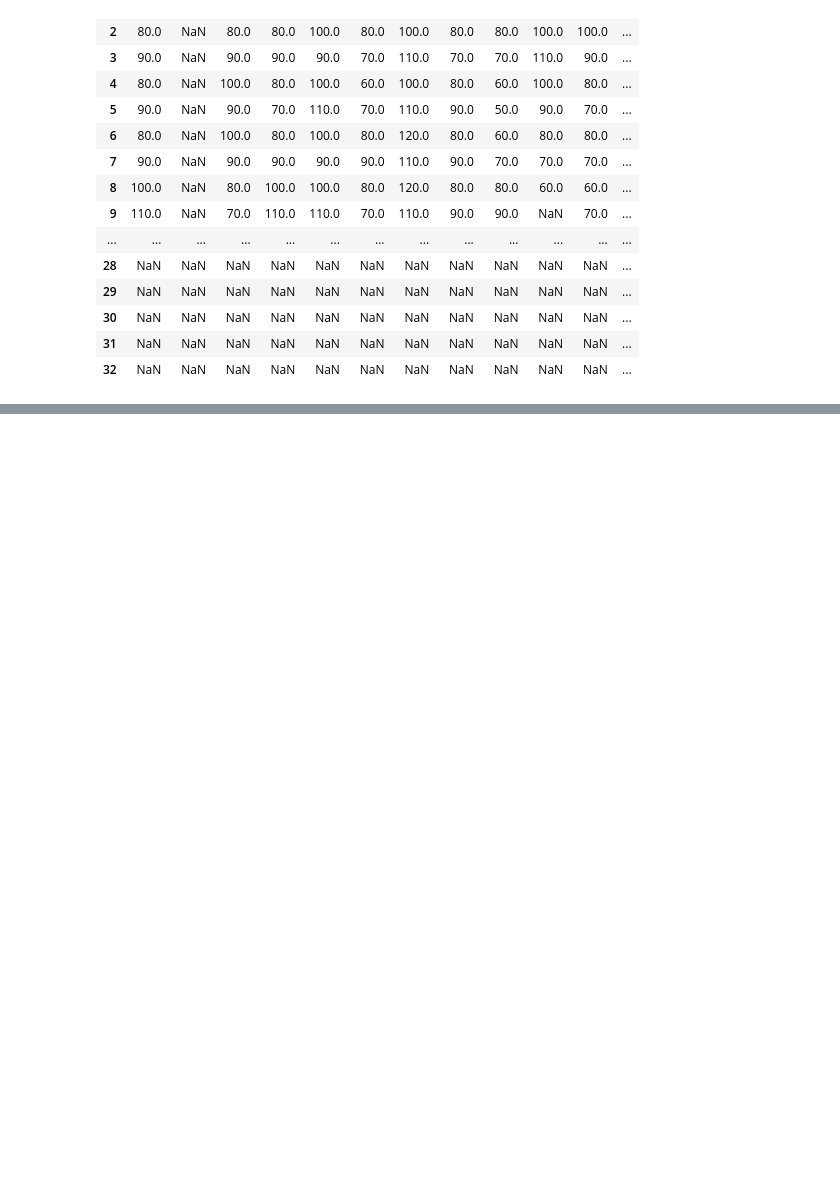
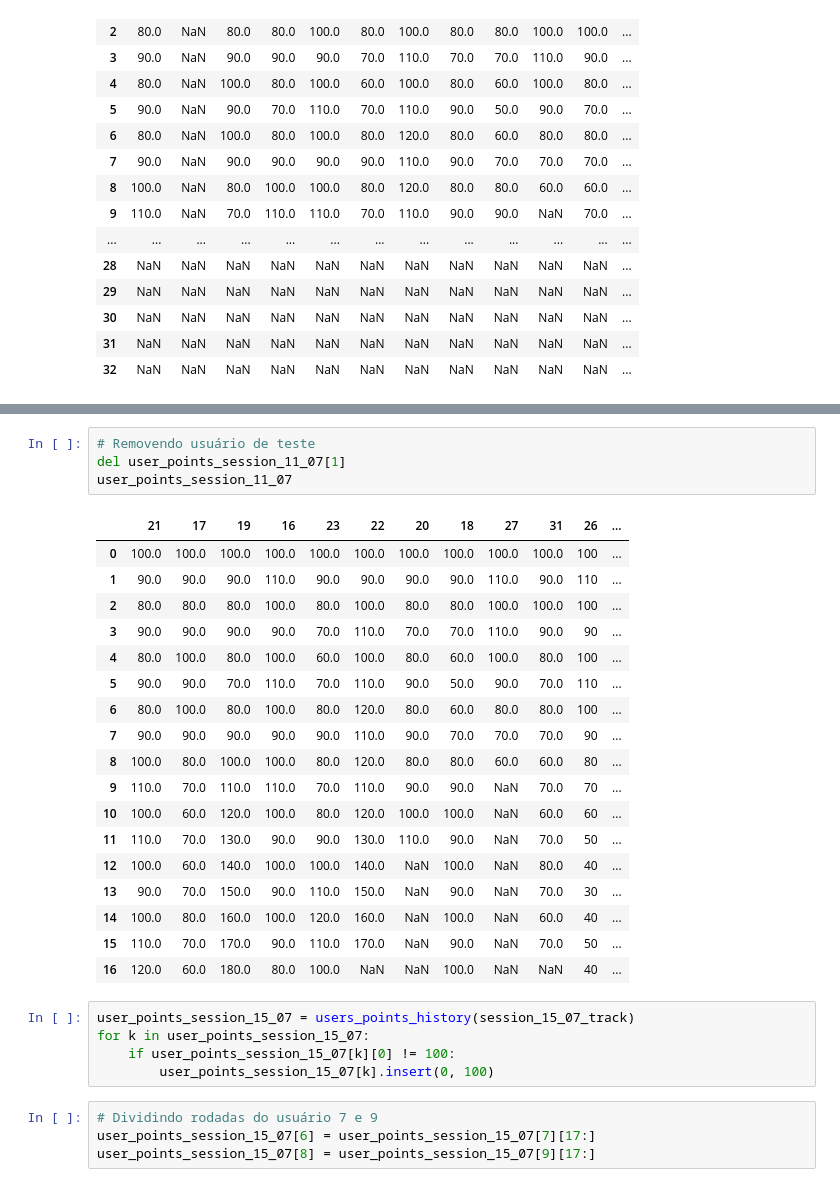
Before and after one commit to harena-lab/harena-analytics, a Jupyter notebook: resources/ZumbiVenom/analysis/analise-ferias-no-museu.ipynb, the cells around one changed output, grey strips where cells are left out. Saved outputs shown, nothing was run; the diff lists cells and outputs as text; blank space fills up the shorter version.

```diff
--- a/resources/ZumbiVenom/analysis/analise-ferias-no-museu.ipynb
+++ b/resources/ZumbiVenom/analysis/analise-ferias-no-museu.ipynb
@@ -190,0 +217,32 @@ user_points_session_11_07
+# %%
+# Removendo usuário de teste
+del user_points_session_11_07[1]
+user_points_session_11_07
+# %% [output]
+|  | 21 | 17 | 19 | 16 | 23 | 22 | 20 | 18 | 27 | 31 | 26 | ... |
+| 0 | 100.0 | 100.0 | 100.0 | 100.0 | 100.0 | 100.0 | 100.0 | 100.0 | 100.0 | 100.0 | 100 | ... |
+| 1 | 90.0 | 90.0 | 90.0 | 110.0 | 90.0 | 90.0 | 90.0 | 90.0 | 110.0 | 90.0 | 110 | ... |
+| 2 | 80.0 | 80.0 | 80.0 | 100.0 | 80.0 | 100.0 | 80.0 | 80.0 | 100.0 | 100.0 | 100 | ... |
+| 3 | 90.0 | 90.0 | 90.0 | 90.0 | 70.0 | 110.0 | 70.0 | 70.0 | 110.0 | 90.0 | 90 | ... |
+| 4 | 80.0 | 100.0 | 80.0 | 100.0 | 60.0 | 100.0 | 80.0 | 60.0 | 100.0 | 80.0 | 100 | ... |
+| 5 | 90.0 | 90.0 | 70.0 | 110.0 | 70.0 | 110.0 | 90.0 | 50.0 | 90.0 | 70.0 | 110 | ... |
+| 6 | 80.0 | 100.0 | 80.0 | 100.0 | 80.0 | 120.0 | 80.0 | 60.0 | 80.0 | 80.0 | 100 | ... |
+| 7 | 90.0 | 90.0 | 90.0 | 90.0 | 90.0 | 110.0 | 90.0 | 70.0 | 70.0 | 70.0 | 90 | ... |
+| 8 | 100.0 | 80.0 | 100.0 | 100.0 | 80.0 | 120.0 | 80.0 | 80.0 | 60.0 | 60.0 | 80 | ... |
+| 9 | 110.0 | 70.0 | 110.0 | 110.0 | 70.0 | 110.0 | 90.0 | 90.0 | NaN | 70.0 | 70 | ... |
+| 10 | 100.0 | 60.0 | 120.0 | 100.0 | 80.0 | 120.0 | 100.0 | 100.0 | NaN | 60.0 | 60 | ... |
+| 11 | 110.0 | 70.0 | 130.0 | 90.0 | 90.0 | 130.0 | 110.0 | 90.0 | NaN | 70.0 | 50 | ... |
+| 12 | 100.0 | 60.0 | 140.0 | 100.0 | 100.0 | 140.0 | NaN | 100.0 | NaN | 80.0 | 40 | ... |
+| 13 | 90.0 | 70.0 | 150.0 | 90.0 | 110.0 | 150.0 | NaN | 90.0 | NaN | 70.0 | 30 | ... |
+| 14 | 100.0 | 80.0 | 160.0 | 100.0 | 120.0 | 160.0 | NaN | 100.0 | NaN | 60.0 | 40 | ... |
+| 15 | 110.0 | 70.0 | 170.0 | 90.0 | 110.0 | 170.0 | NaN | 90.0 | NaN | 70.0 | 50 | ... |
+| 16 | 120.0 | 60.0 | 180.0 | 80.0 | 100.0 | NaN | NaN | 100.0 | NaN | NaN | 40 | ... |
+# %%
+user_points_session_15_07 = users_points_history(session_15_07_track)
+for k in user_points_session_15_07:
+    if user_points_session_15_07[k][0] != 100:
+        user_points_session_15_07[k].insert(0, 100)
+# %%
+# Dividindo rodadas do usuário 7 e 9
+user_points_session_15_07[6] = user_points_session_15_07[7][17:]
+user_points_session_15_07[8] = user_points_session_15_07[9][17:]
```
Also changed, not shown: parts of 15 cells of this notebook.
